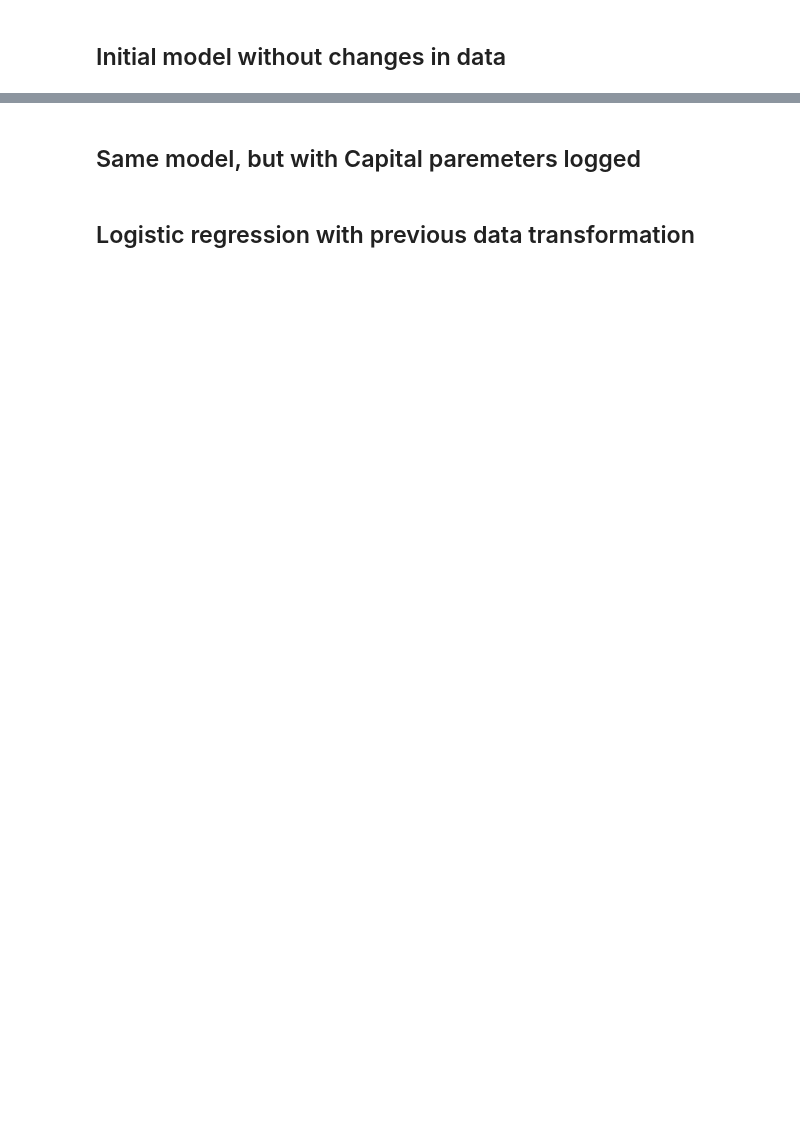
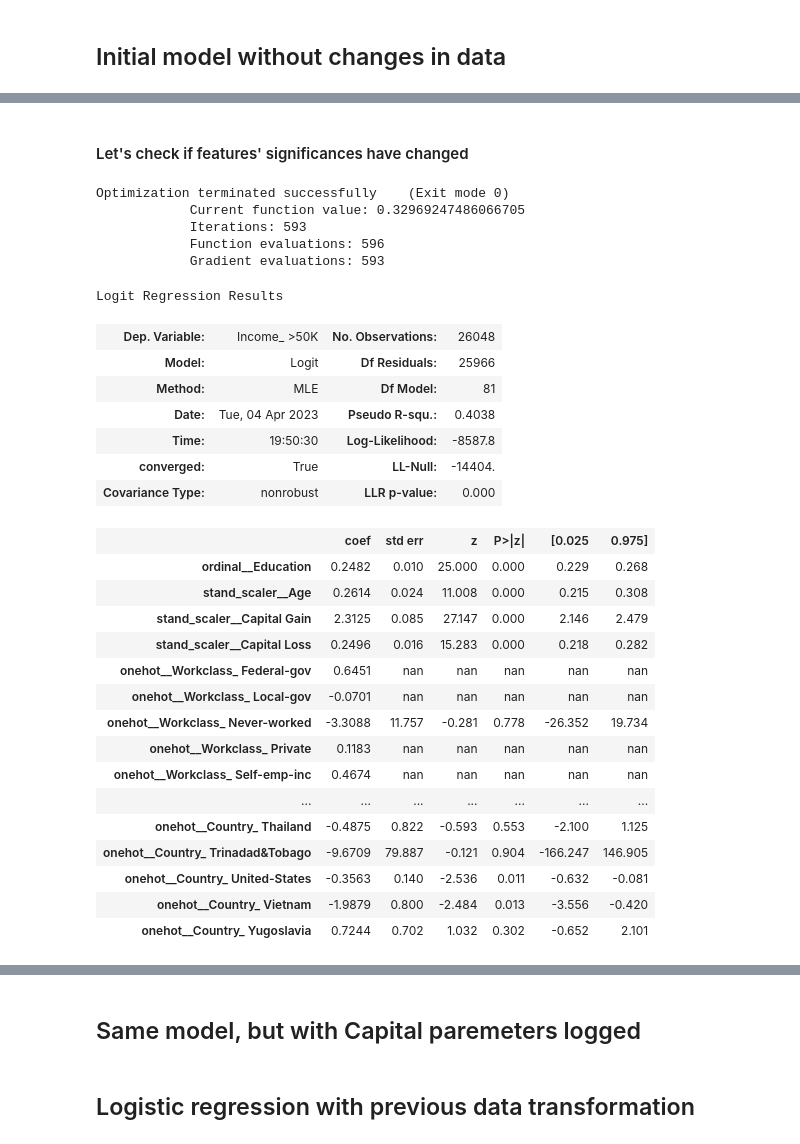
Before and after one commit to nadiia-duiunova/Adults_pet_project, a Jupyter notebook: Logistic regression.ipynb, the cells around one changed output, grey strips where cells are left out. Drawn from its saved outputs; the diff is of its cells as text; code cells hidden in the pictures; blank space fills up the shorter version.

```diff
--- a/Logistic regression.ipynb
+++ b/Logistic regression.ipynb
@@ -203,0 +248,35 @@ weighted avg       0.84      0.85      0.84     26048
+# %% [markdown]
+#### Let's check if features' significances have changed
+# %%
+summary = logit_summary(X_train, y_train, numerical_features_list, categorical_features_list)
+summary
+# %% [output]
+Optimization terminated successfully    (Exit mode 0)
+            Current function value: 0.32969247486066705
+            Iterations: 593
+            Function evaluations: 596
+            Gradient evaluations: 593
+Logit Regression Results
+| Dep. Variable: | Income_ >50K | No. Observations: | 26048 |
+| Model: | Logit | Df Residuals: | 25966 |
+| Method: | MLE | Df Model: | 81 |
+| Date: | Tue, 04 Apr 2023 | Pseudo R-squ.: | 0.4038 |
+| Time: | 19:50:30 | Log-Likelihood: | -8587.8 |
+| converged: | True | LL-Null: | -14404. |
+| Covariance Type: | nonrobust | LLR p-value: | 0.000 |
+|  | coef | std err | z | P>|z| | [0.025 | 0.975] |
+| ordinal__Education | 0.2482 | 0.010 | 25.000 | 0.000 | 0.229 | 0.268 |
+| stand_scaler__Age | 0.2614 | 0.024 | 11.008 | 0.000 | 0.215 | 0.308 |
+| stand_scaler__Capital Gain | 2.3125 | 0.085 | 27.147 | 0.000 | 2.146 | 2.479 |
+| stand_scaler__Capital Loss | 0.2496 | 0.016 | 15.283 | 0.000 | 0.218 | 0.282 |
+| onehot__Workclass_ Federal-gov | 0.6451 | nan | nan | nan | nan | nan |
+| onehot__Workclass_ Local-gov | -0.0701 | nan | nan | nan | nan | nan |
+| onehot__Workclass_ Never-worked | -3.3088 | 11.757 | -0.281 | 0.778 | -26.352 | 19.734 |
+| onehot__Workclass_ Private | 0.1183 | nan | nan | nan | nan | nan |
+| onehot__Workclass_ Self-emp-inc | 0.4674 | nan | nan | nan | nan | nan |
+| ... | ... | ... | ... | ... | ... | ... |
+| onehot__Country_ Thailand | -0.4875 | 0.822 | -0.593 | 0.553 | -2.100 | 1.125 |
+| onehot__Country_ Trinadad&Tobago | -9.6709 | 79.887 | -0.121 | 0.904 | -166.247 | 146.905 |
+| onehot__Country_ United-States | -0.3563 | 0.140 | -2.536 | 0.011 | -0.632 | -0.081 |
+| onehot__Country_ Vietnam | -1.9879 | 0.800 | -2.484 | 0.013 | -3.556 | -0.420 |
+| onehot__Country_ Yugoslavia | 0.7244 | 0.702 | 1.032 | 0.302 | -0.652 | 2.101 |
```
Also changed, not shown: parts of 76 cells of this notebook.
